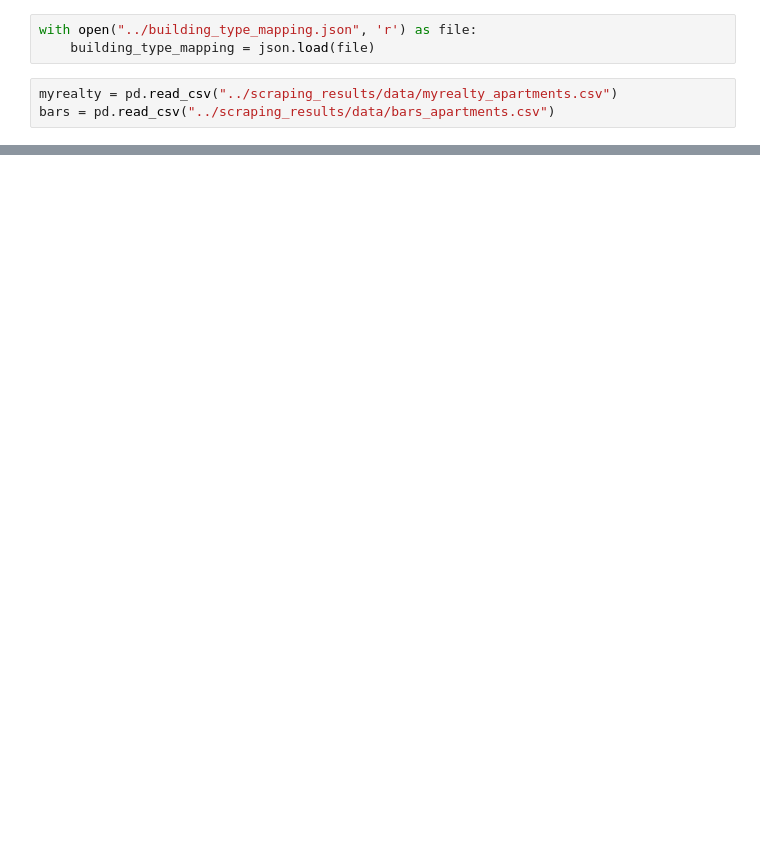
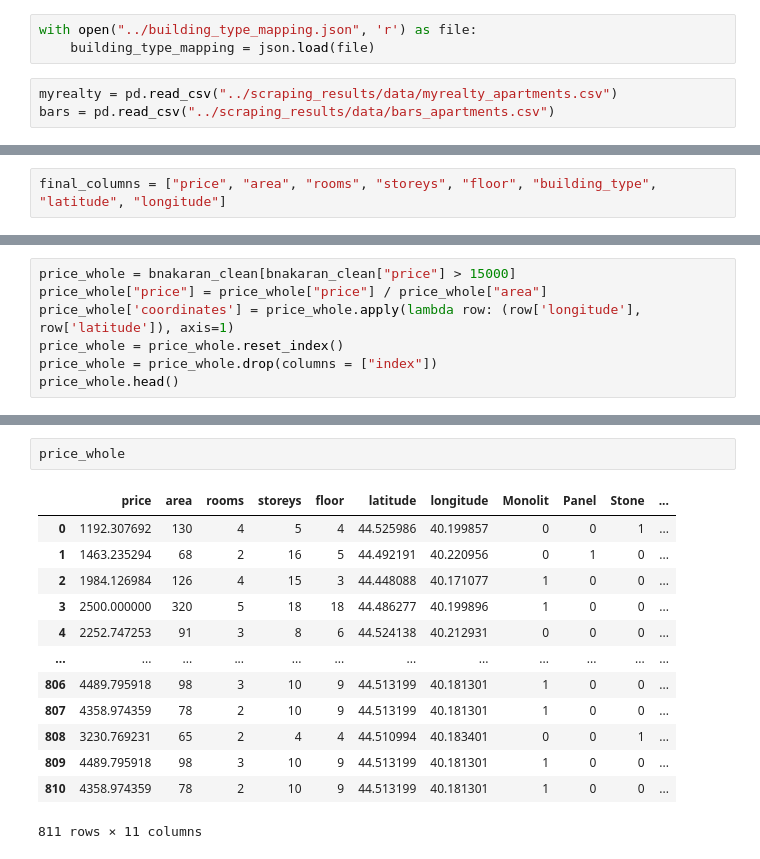
Before and after one commit to PetrosTepoyan/capstone, a Jupyter notebook: Data Preprocessing/Merging all datasets.ipynb, the cells around one changed output, grey strips where cells are left out. Cells and saved outputs as stored; diff of their text form; blank space fills up the shorter version.

```diff
--- a/Data Preprocessing/Merging all datasets.ipynb
+++ b/Data Preprocessing/Merging all datasets.ipynb
@@ -21,0 +38,2 @@ bnakaran.head()
+# %%
+final_columns = ["price", "area", "rooms", "storeys", "floor", "building_type", "latitude", "longitude"]
@@ -21,0 +53,7 @@ bnakaran.head()
+# %%
+price_whole = bnakaran_clean[bnakaran_clean["price"] > 15000]
+price_whole["price"] = price_whole["price"] / price_whole["area"]
+price_whole['coordinates'] = price_whole.apply(lambda row: (row['longitude'], row['latitude']), axis=1)
+price_whole = price_whole.reset_index()
+price_whole = price_whole.drop(columns = ["index"])
+price_whole.head()
@@ -21,0 +96,16 @@ bnakaran.head()
+# %%
+price_whole
+# %% [output]
+|  | price | area | rooms | storeys | floor | latitude | longitude | Monolit | Panel | Stone | ... |
+| 0 | 1192.307692 | 130 | 4 | 5 | 4 | 44.525986 | 40.199857 | 0 | 0 | 1 | ... |
+| 1 | 1463.235294 | 68 | 2 | 16 | 5 | 44.492191 | 40.220956 | 0 | 1 | 0 | ... |
+| 2 | 1984.126984 | 126 | 4 | 15 | 3 | 44.448088 | 40.171077 | 1 | 0 | 0 | ... |
+| 3 | 2500.000000 | 320 | 5 | 18 | 18 | 44.486277 | 40.199896 | 1 | 0 | 0 | ... |
+| 4 | 2252.747253 | 91 | 3 | 8 | 6 | 44.524138 | 40.212931 | 0 | 0 | 0 | ... |
+| ... | ... | ... | ... | ... | ... | ... | ... | ... | ... | ... | ... |
+| 806 | 4489.795918 | 98 | 3 | 10 | 9 | 44.513199 | 40.181301 | 1 | 0 | 0 | ... |
+| 807 | 4358.974359 | 78 | 2 | 10 | 9 | 44.513199 | 40.181301 | 1 | 0 | 0 | ... |
+| 808 | 3230.769231 | 65 | 2 | 4 | 4 | 44.510994 | 40.183401 | 0 | 0 | 1 | ... |
+| 809 | 4489.795918 | 98 | 3 | 10 | 9 | 44.513199 | 40.181301 | 1 | 0 | 0 | ... |
+| 810 | 4358.974359 | 78 | 2 | 10 | 9 | 44.513199 | 40.181301 | 1 | 0 | 0 | ... |
+811 rows × 11 columns
```
Also changed, not shown: parts of 11 cells of this notebook, 1 other file.
